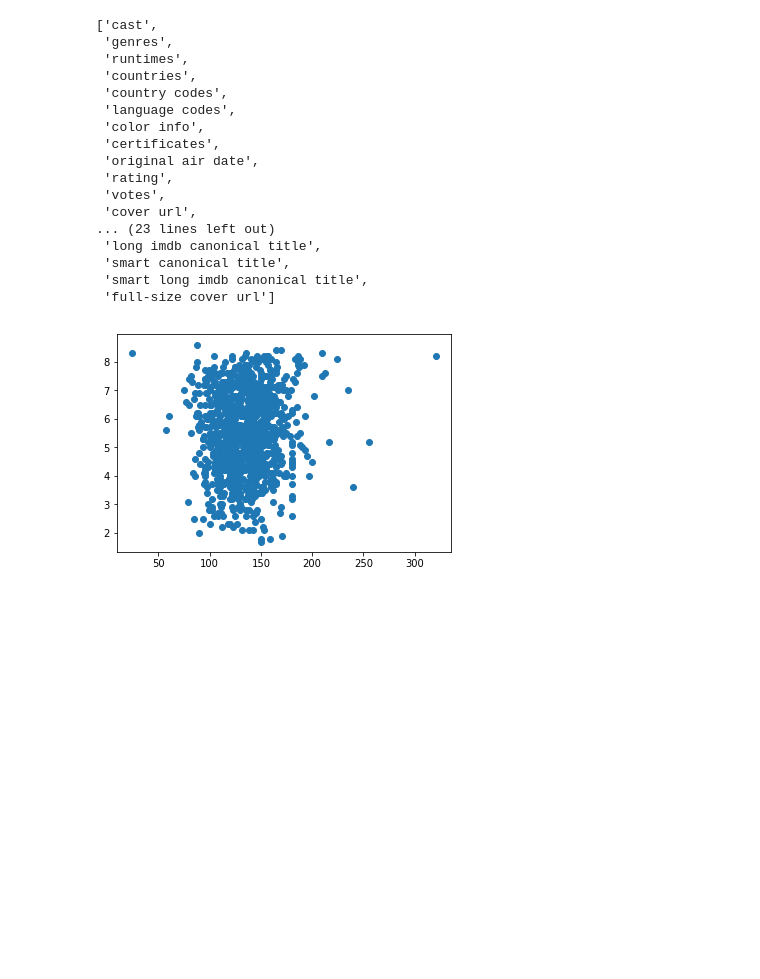
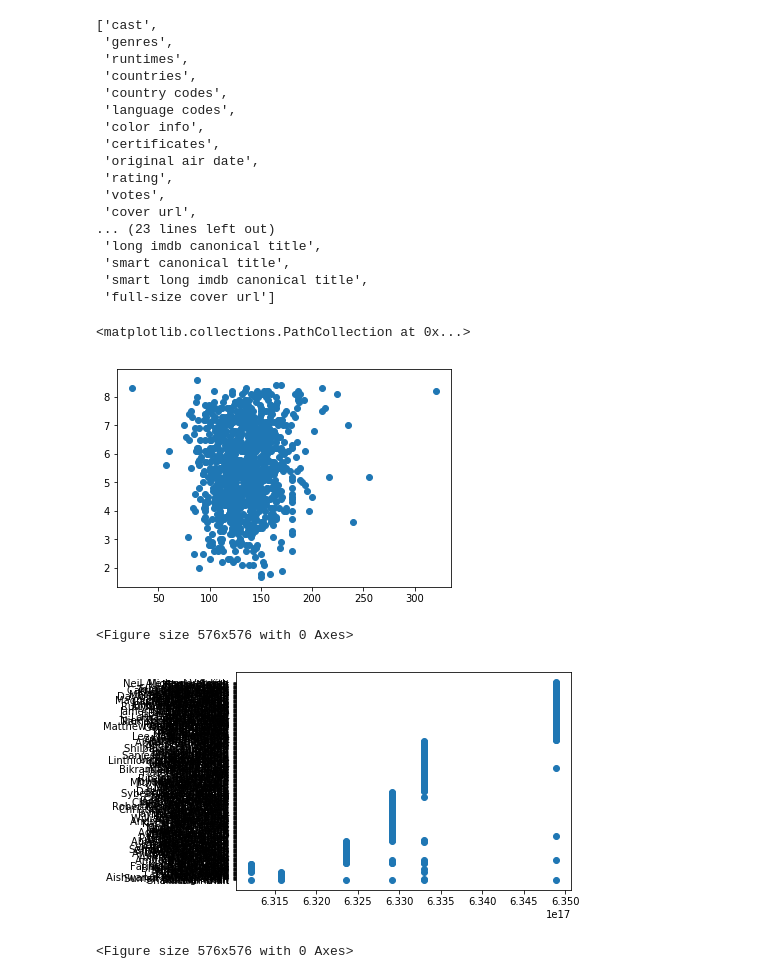
Before and after one commit to shreyshrey1/Bollywood-Data-Science, a Jupyter notebook: Bolllywood Movie Analysis.ipynb, the cells around one changed output. Drawn from its saved outputs; the diff is of its cells as text; code cells hidden in the pictures; blank space fills up the shorter version.

Commit message:
added graph for comparing actor movie output

```diff
--- a/Bolllywood Movie Analysis.ipynb
+++ b/Bolllywood Movie Analysis.ipynb
@@ -89,7 +80,34 @@ df["runtimes"] = pandas.to_numeric(df["runtimes"])
 df["votes"] = pandas.to_numeric(df["votes"])
 df["rating"] = pandas.to_numeric(df["rating"])
 plt.scatter(df["runtimes"], df["rating"])
-
-df.to_csv("our_data.csv")
 # %% [output]
+<matplotlib.collections.PathCollection at 0x...>
 [figure]
+# %%
+def ticks(dt):
+    return (dt - datetime(1, 1, 1)).total_seconds() * 10000000
+
+ia = IMDb()
+movie_id = ["0222024", "0227194", "0420332", "0449999", "1024943", "2176013"]
+actor_dict = defaultdict(list)
+actor_id_to_name = defaultdict()
+for m in movie_id:
+    movie = ia.get_movie(m)
+    # parse out date data and turn it into a dateTime object
+    date_str = movie["original air date"]
+    date = datetime.strptime((movie["original air date"])[:11],"%d %b %Y")
+    for p in movie["cast"]:
+        #print("Name: " + p["name"] + " ID: " + p.personID + " movie year: " + date)
+        actor_dict[p["name"]].append(ticks(date))
+        actor_id_to_name[p.personID] = p["name"]
+
+xs, ys=zip(*((int(x), k) for k in actor_dict for x in actor_dict[k]))
+
+plt.scatter(xs, ys)
+plt.figure(figsize=(8,8))
+#plt.scatter(list(actor_dict.values()), list(actor_dict.keys()))
+#plt.xticks(range(len(actor_dict)), list(actor_dict.values()))
+# %% [output]
+<Figure size 576x576 with 0 Axes>
+[figure, added]
+<Figure size 576x576 with 0 Axes>
```
Also changed, not shown: parts of 4 cells of this notebook.
